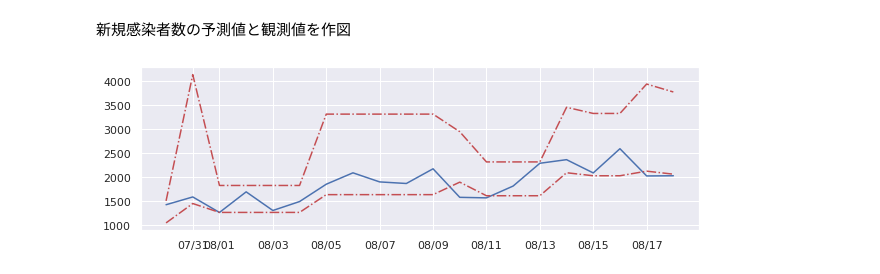
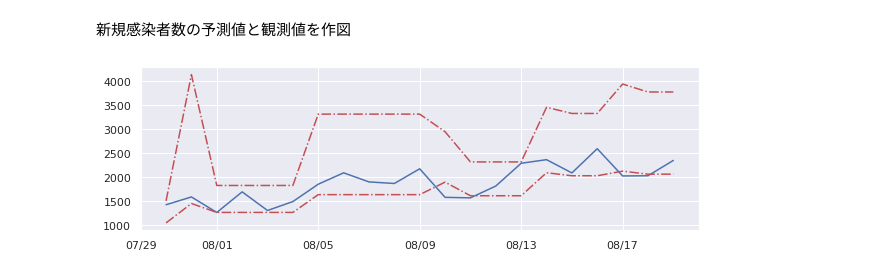
Before and after one commit to NorikoEtani/COVID-19, a Jupyter notebook: TimeLinePrediction.ipynb, the cells around one changed output. Drawn from its saved outputs; the diff is of its cells as text; code cells hidden in the pictures.

```diff
--- a/TimeLinePrediction.ipynb
+++ b/TimeLinePrediction.ipynb
@@ -29,7 +29,7 @@ import math
 **1. Data read**
 # %%
 place = 'KANAGAWA'
-outday = '0818'
+outday = '0819'
 # %%
 csv_fname = "/content/drive/MyDrive/TimeLineData/"+place+"_"+outday+".csv"
 # %%
@@ -624,7 +624,7 @@ pred2_min = patient_min[min_value]
 新規死亡者数の予測値と観測値を作図
 # %%
 #death
-ts1_p = ts1.loc['2021/7/30':'2021/8/18']
+ts1_p = ts1.loc['2021/7/30':'2021/8/19']
 #ts1_sma7 = ts1.loc['2021/7/24':'2021/8/16']
 #7SMA
 #death["7ma"]=ts1_sma7.rolling(7).mean().round(1)
@@ -633,7 +633,7 @@ ts1_p = ts1.loc['2021/7/30':'2021/8/18']
 #fig, ax = plt.subplots(figsize=(10, 4))
 fig, ax = plt.subplots(figsize=(10, 3))
 start_datetime1 = datetime(2021, 7,30)
-end_datetime1 = datetime(2021, 8,18)
+end_datetime1 = datetime(2021, 8,19)
 
 ts1_p.index = pd.to_datetime(ts1_p.index)
 ax.xaxis.set_major_formatter(mdates.DateFormatter('%m/%d'))
@@ -653,28 +653,28 @@ plt.savefig(fname)
 新規感染者数の予測値と観測値を作図
 # %%
 #patient
-ts2_p = ts2.loc['2021/7/30':'2021/8/18']
+ts2_p = ts2.loc['2021/7/30':'2021/8/19']
 #ts2_sma7 = ts2.loc['2021/7/24':'2021/8/16']
 #7SMA
 #patient["7ma"]=ts2_sma7.rolling(7).mean().round(1)
 
 #fig, ax = plt.subplots(figsize=(10, 6))
 #fig, ax = plt.subplots(figsize=(10, 4))
 fig, ax = plt.subplots(figsize=(10, 3))
 start_datetime1 = datetime(2021, 7,30)
-end_datetime1 = datetime(2021, 8,18)
+end_datetime1 = datetime(2021, 8,19)
 
 ts1_p.index = pd.to_datetime(ts1_p.index)
 ax.xaxis.set_major_formatter(mdates.DateFormatter('%m/%d'))
 ax.plot(ts2_p)
 ax.plot(pred2_max, "r-.")
 ax.plot(pred2_min, "r-.")
 #7SMA
 #plt.plot(patient["7ma"], "g--", label="SMA(7)")
 
 #ax.axvspan(start_datetime1, end_datetime1, color="green", alpha=0.3)
 
 fname = place + "_patinet_predzone_" + outday + ".jpg"
 plt.savefig(fname)
 # %% [output]
-[figure, old version]
+[figure, new version]
```
Also changed, not shown: parts of 3 cells of this notebook, 2 other files.
